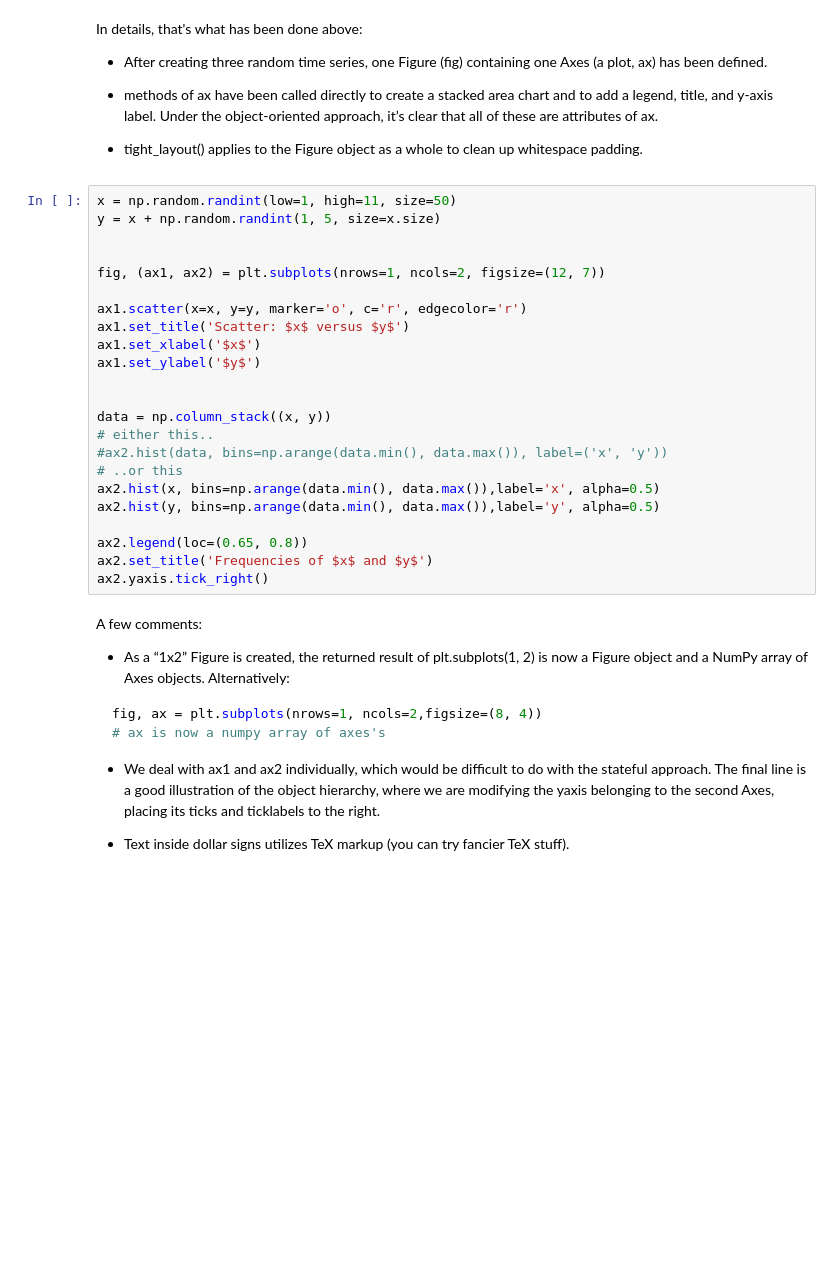
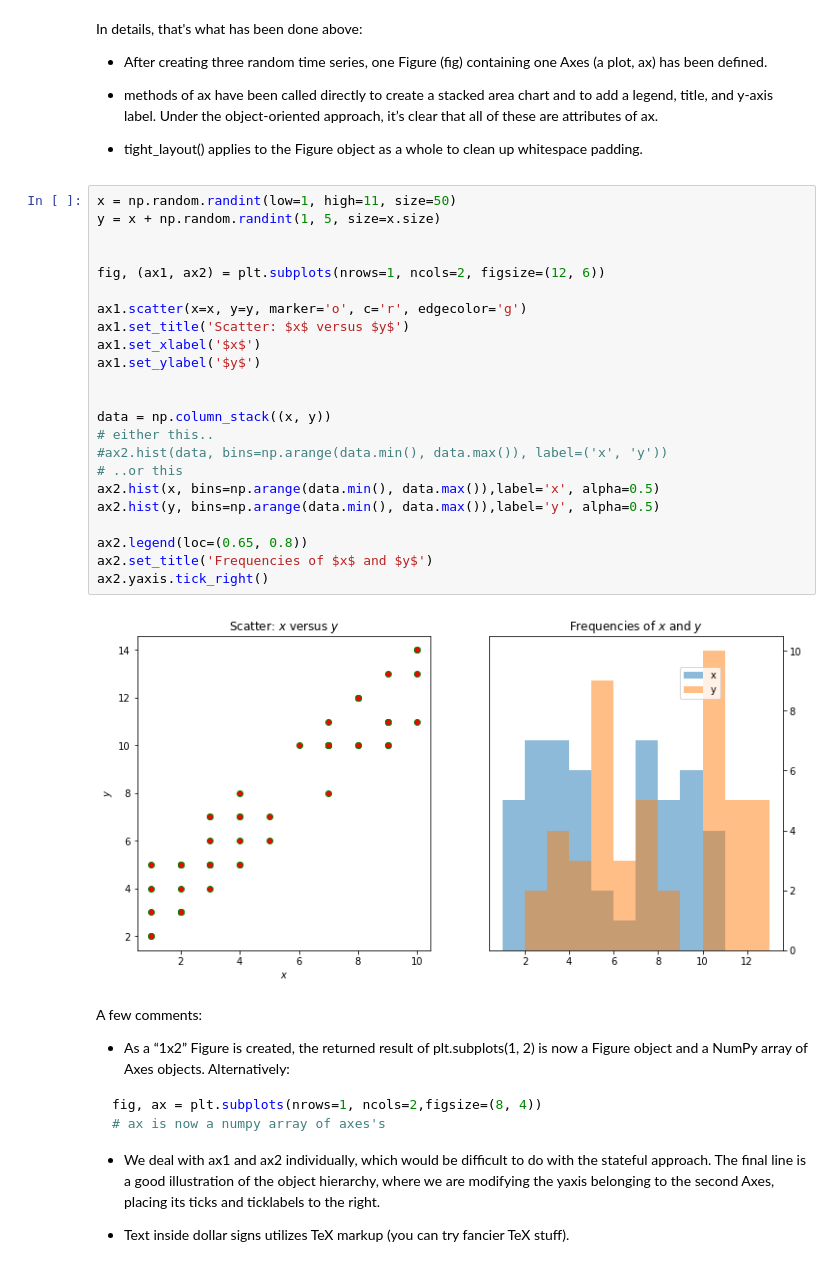
Before and after one commit to JelinR/LaboratoryOfComputationalPhysics_Y5, a Jupyter notebook: 07_Visualization.ipynb, the cells around one changed output. Cells and saved outputs as stored; diff of their text form; blank space fills up the shorter version.

```diff
--- a/07_Visualization.ipynb
+++ b/07_Visualization.ipynb
@@ -284,26 +284,28 @@ In details, that's what has been done above:
 # %%
 x = np.random.randint(low=1, high=11, size=50)
 y = x + np.random.randint(1, 5, size=x.size)
 
 
-fig, (ax1, ax2) = plt.subplots(nrows=1, ncols=2, figsize=(12, 7))
+fig, (ax1, ax2) = plt.subplots(nrows=1, ncols=2, figsize=(12, 6))
 
-ax1.scatter(x=x, y=y, marker='o', c='r', edgecolor='r')
+ax1.scatter(x=x, y=y, marker='o', c='r', edgecolor='g')
 ax1.set_title('Scatter: $x$ versus $y$')
 ax1.set_xlabel('$x$')
 ax1.set_ylabel('$y$')
 
 
 data = np.column_stack((x, y))
 # either this..
 #ax2.hist(data, bins=np.arange(data.min(), data.max()), label=('x', 'y'))
 # ..or this
 ax2.hist(x, bins=np.arange(data.min(), data.max()),label='x', alpha=0.5)
 ax2.hist(y, bins=np.arange(data.min(), data.max()),label='y', alpha=0.5)
 
 ax2.legend(loc=(0.65, 0.8))
 ax2.set_title('Frequencies of $x$ and $y$')
 ax2.yaxis.tick_right()
+# %% [output]
+[figure, added]
 # %% [markdown]
 A few comments:
 
```
Also changed, not shown: parts of 6 cells of this notebook, 2 other files.
